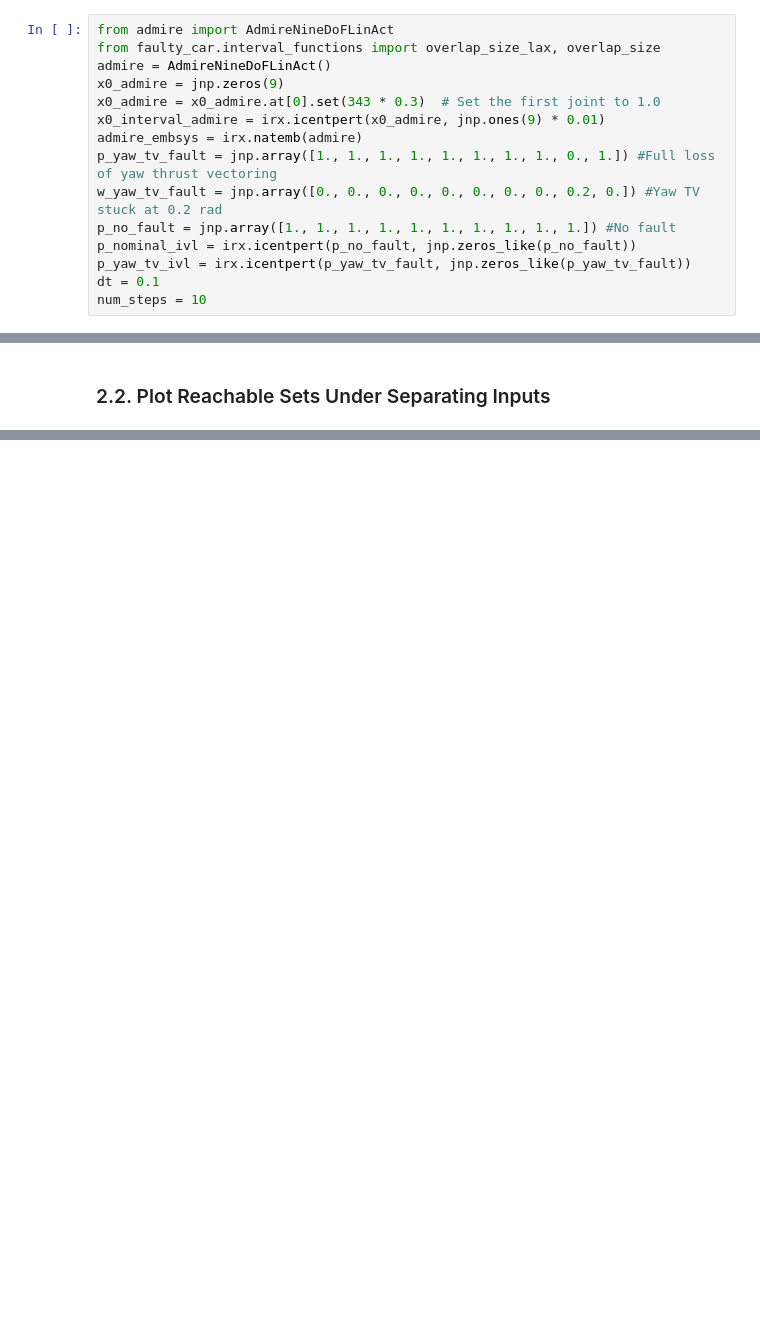
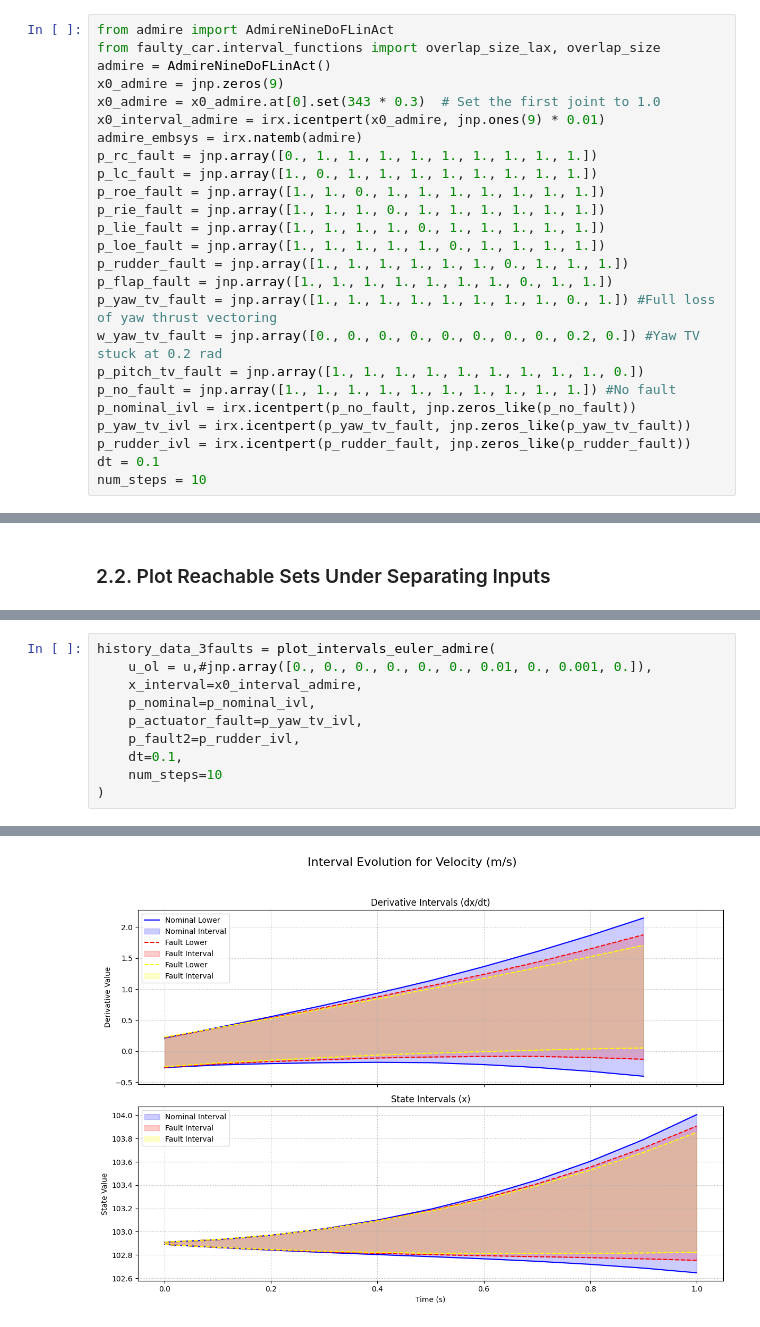
Before and after one commit to swershrimpy/nhholyap, a Jupyter notebook: examples/admire/admire_fault_demo.ipynb, the cells around one changed output, grey strips where cells are left out. Cells and saved outputs as stored; diff of their text form; blank space fills up the shorter version.

Commit message:
adding 3 faults

```diff
--- a/examples/admire/admire_fault_demo.ipynb
+++ b/examples/admire/admire_fault_demo.ipynb
@@ -22,11 +44,21 @@ x0_admire = jnp.zeros(9)
 x0_admire = x0_admire.at[0].set(343 * 0.3)  # Set the first joint to 1.0
 x0_interval_admire = irx.icentpert(x0_admire, jnp.ones(9) * 0.01)
 admire_embsys = irx.natemb(admire)
+p_rc_fault = jnp.array([0., 1., 1., 1., 1., 1., 1., 1., 1., 1.])
+p_lc_fault = jnp.array([1., 0., 1., 1., 1., 1., 1., 1., 1., 1.])
+p_roe_fault = jnp.array([1., 1., 0., 1., 1., 1., 1., 1., 1., 1.])
+p_rie_fault = jnp.array([1., 1., 1., 0., 1., 1., 1., 1., 1., 1.])
+p_lie_fault = jnp.array([1., 1., 1., 1., 0., 1., 1., 1., 1., 1.])
+p_loe_fault = jnp.array([1., 1., 1., 1., 1., 0., 1., 1., 1., 1.])
+p_rudder_fault = jnp.array([1., 1., 1., 1., 1., 1., 0., 1., 1., 1.])
+p_flap_fault = jnp.array([1., 1., 1., 1., 1., 1., 1., 0., 1., 1.])
 p_yaw_tv_fault = jnp.array([1., 1., 1., 1., 1., 1., 1., 1., 0., 1.]) #Full loss of yaw thrust vectoring
 w_yaw_tv_fault = jnp.array([0., 0., 0., 0., 0., 0., 0., 0., 0.2, 0.]) #Yaw TV stuck at 0.2 rad
+p_pitch_tv_fault = jnp.array([1., 1., 1., 1., 1., 1., 1., 1., 1., 0.])
 p_no_fault = jnp.array([1., 1., 1., 1., 1., 1., 1., 1., 1., 1.]) #No fault
 p_nominal_ivl = irx.icentpert(p_no_fault, jnp.zeros_like(p_no_fault))
 p_yaw_tv_ivl = irx.icentpert(p_yaw_tv_fault, jnp.zeros_like(p_yaw_tv_fault))
+p_rudder_ivl = irx.icentpert(p_rudder_fault, jnp.zeros_like(p_rudder_fault))
 dt = 0.1
 num_steps = 10
 # %% [markdown]
@@ -401,0 +507,11 @@ Generating plots...
+# %%
+history_data_3faults = plot_intervals_euler_admire(
+    u_ol = u,#jnp.array([0., 0., 0., 0., 0., 0., 0.01, 0., 0.001, 0.]),
+    x_interval=x0_interval_admire,
+    p_nominal=p_nominal_ivl,
+    p_actuator_fault=p_yaw_tv_ivl,
+    p_fault2=p_rudder_ivl,
+    dt=0.1,
+    num_steps=10
+)
+# %% [output]
@@ -401,0 +521 @@ Generating plots...
+[figure, added]
```
Also changed, not shown: parts of 13 cells of this notebook.
